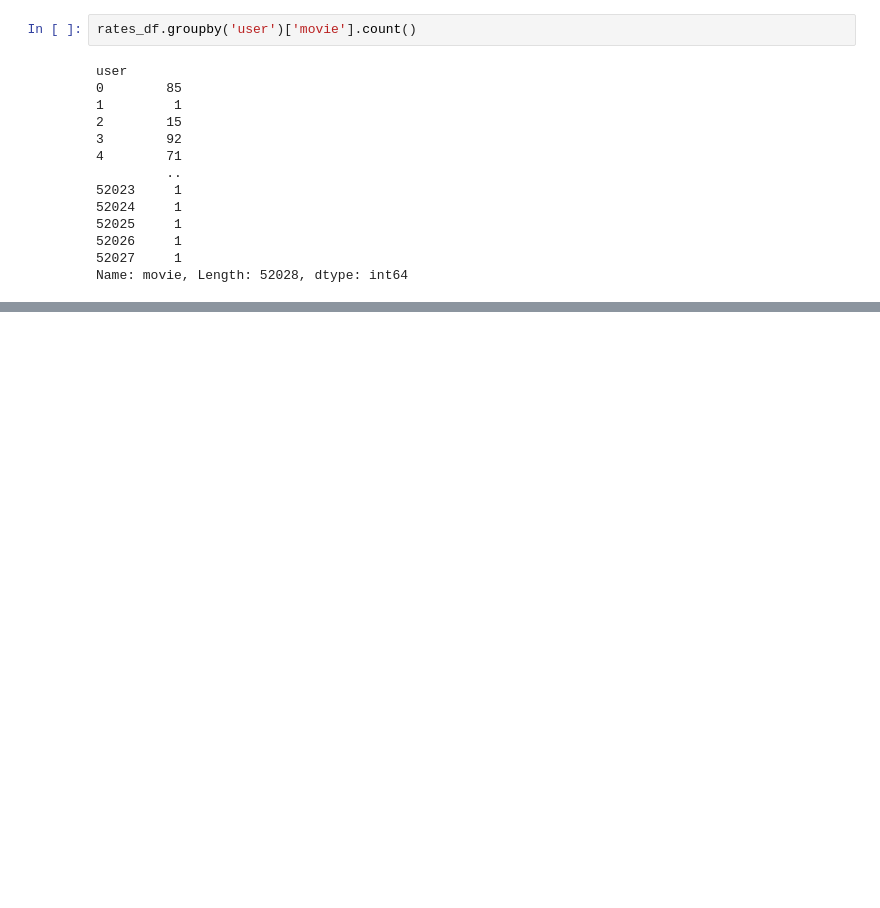
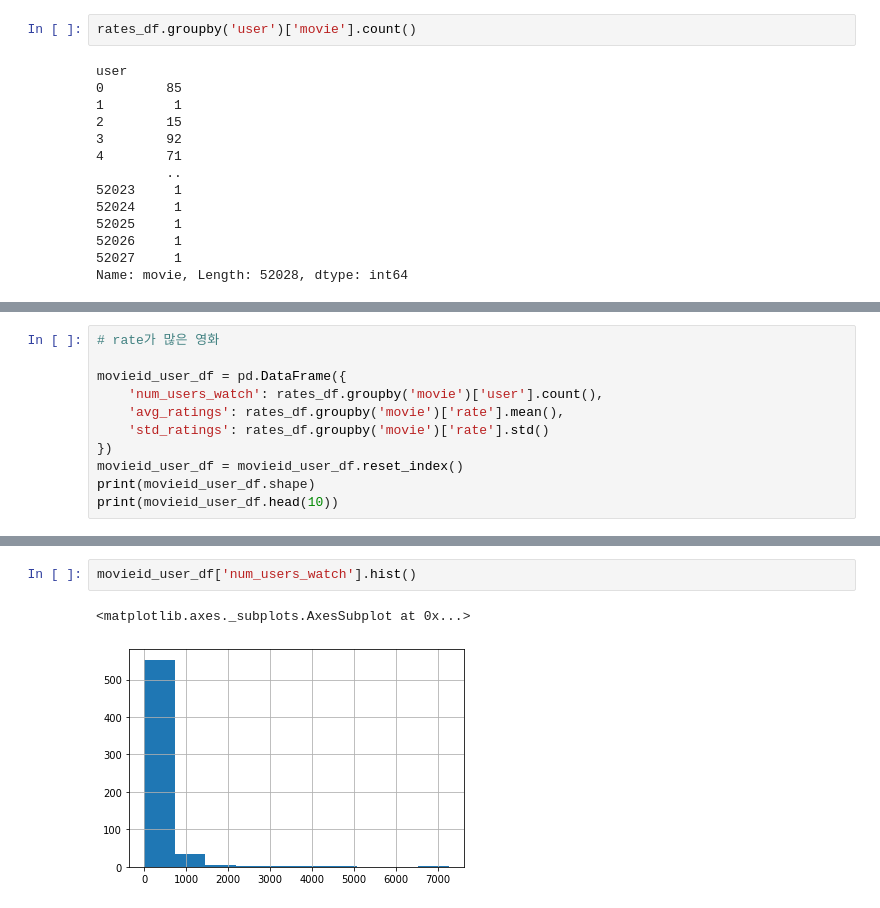
Before and after one commit to Vaycold/Vaycold, a Jupyter notebook: Recommend_Algorithm/#7.딥러닝과_추천알고리즘,_영화_데이터셋_비교.ipynb, the cells around one changed output, grey strips where cells are left out. Cells and saved outputs as stored; diff of their text form; blank space fills up the shorter version.

```diff
--- a/Recommend_Algorithm/#7.딥러닝과_추천알고리즘,_영화_데이터셋_비교.ipynb
+++ b/Recommend_Algorithm/#7.딥러닝과_추천알고리즘,_영화_데이터셋_비교.ipynb
@@ -460,0 +480,11 @@ Name: movie, Length: 52028, dtype: int64
+# %%
+# rate가 많은 영화
+
+movieid_user_df = pd.DataFrame({
+    'num_users_watch': rates_df.groupby('movie')['user'].count(),
+    'avg_ratings': rates_df.groupby('movie')['rate'].mean(),
+    'std_ratings': rates_df.groupby('movie')['rate'].std()
+})
+movieid_user_df = movieid_user_df.reset_index()
+print(movieid_user_df.shape)
+print(movieid_user_df.head(10))
@@ -460,0 +520,5 @@ Name: movie, Length: 52028, dtype: int64
+# %%
+movieid_user_df['num_users_watch'].hist()
+# %% [output]
+<matplotlib.axes._subplots.AxesSubplot at 0x...>
+[figure, added]
```
Also changed, not shown: parts of 14 cells of this notebook.
